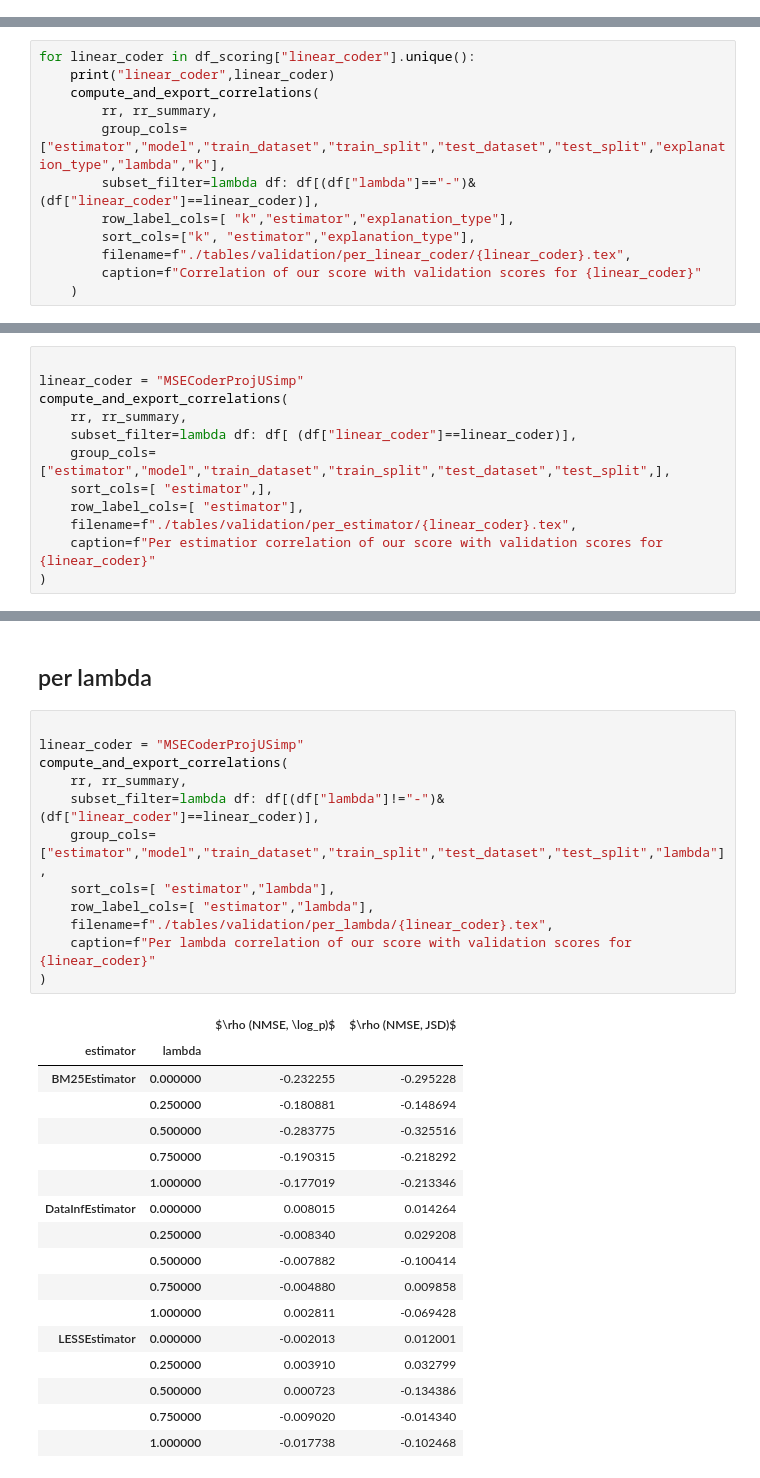
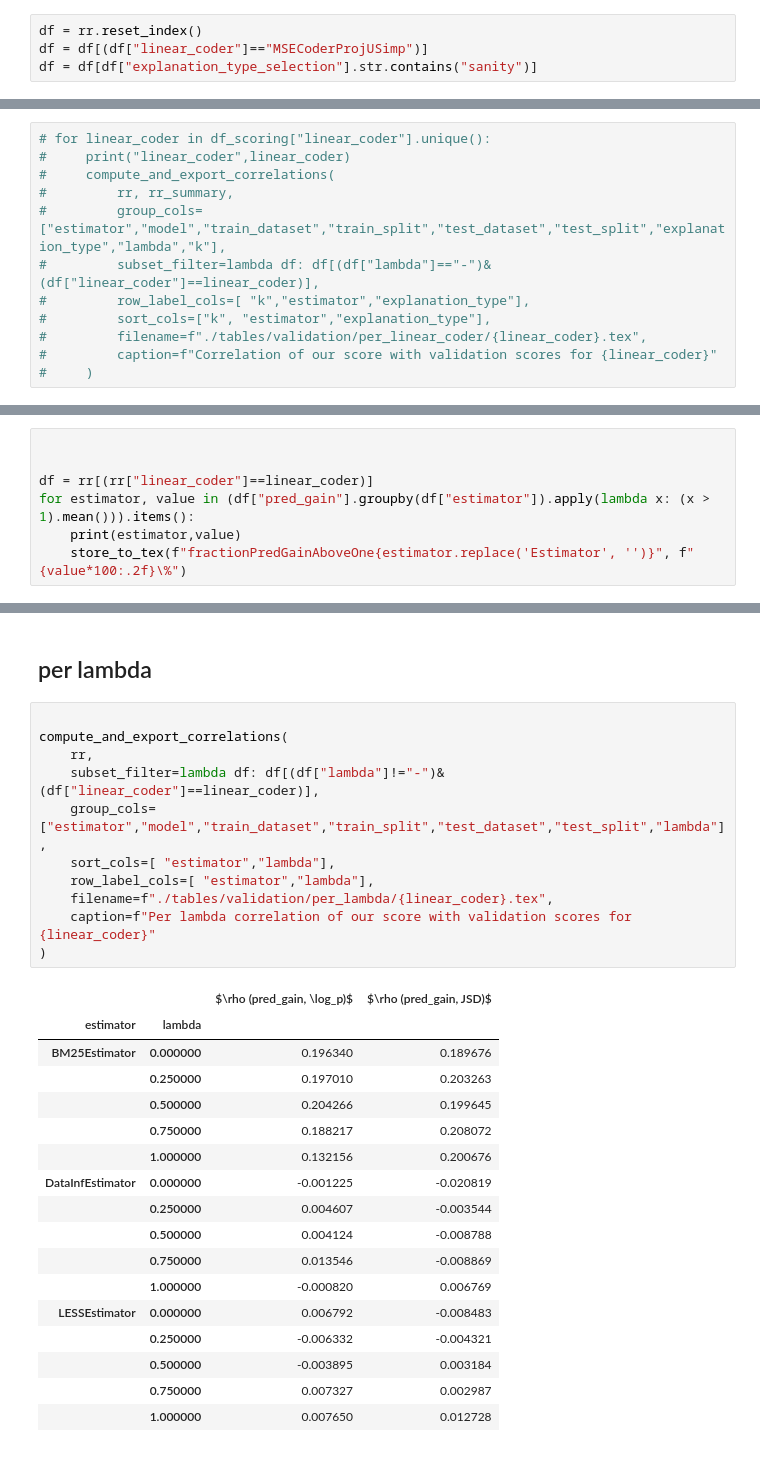
Before and after one commit to loris3/ceelm, a Jupyter notebook: validation.ipynb, the cells around one changed output, grey strips where cells are left out. Saved outputs shown, nothing was run; the diff lists cells and outputs as text.

```diff
--- a/validation.ipynb
+++ b/validation.ipynb
@@ -261,0 +243,4 @@ rr_summary = rr.groupby([
+# %%
+df = rr.reset_index()
+df = df[(df["linear_coder"]=="MSECoderProjUSimp")]
+df = df[df["explanation_type_selection"].str.contains("sanity")]
@@ -349,12 +624,12 @@ def compute_and_export_correlations(rr, rr_summary, subset_filter=None, group_co
 # %%
-for linear_coder in df_scoring["linear_coder"].unique():
-    print("linear_coder",linear_coder)
-    compute_and_export_correlations(
-        rr, rr_summary,
-        group_cols=["estimator","model","train_dataset","train_split","test_dataset","test_split","explanation_type","lambda","k"],
-        subset_filter=lambda df: df[(df["lambda"]=="-")& (df["linear_coder"]==linear_coder)],
-        row_label_cols=[ "k","estimator","explanation_type"],
-        sort_cols=["k", "estimator","explanation_type"],
-        filename=f"./tables/validation/per_linear_coder/{linear_coder}.tex",
-        caption=f"Correlation of our score with validation scores for {linear_coder}"
-    )
+# for linear_coder in df_scoring["linear_coder"].unique():
+#     print("linear_coder",linear_coder)
+#     compute_and_export_correlations(
+#         rr, rr_summary,
+#         group_cols=["estimator","model","train_dataset","train_split","test_dataset","test_split","explanation_type","lambda","k"],
+#         subset_filter=lambda df: df[(df["lambda"]=="-")& (df["linear_coder"]==linear_coder)],
+#         row_label_cols=[ "k","estimator","explanation_type"],
+#         sort_cols=["k", "estimator","explanation_type"],
+#         filename=f"./tables/validation/per_linear_coder/{linear_coder}.tex",
+#         caption=f"Correlation of our score with validation scores for {linear_coder}"
+#     )
@@ -575,13 +1167,8 @@ compute_and_export_correlations(
 # %%
 
-linear_coder = "MSECoderProjUSimp"
-compute_and_export_correlations(
-    rr, rr_summary,
-    subset_filter=lambda df: df[ (df["linear_coder"]==linear_coder)],
-    group_cols=["estimator","model","train_dataset","train_split","test_dataset","test_split",],
-    sort_cols=[ "estimator",],
-    row_label_cols=[ "estimator"],
-    filename=f"./tables/validation/per_estimator/{linear_coder}.tex",
-    caption=f"Per estimatior correlation of our score with validation scores for {linear_coder}"
-)
+
+df = rr[(rr["linear_coder"]==linear_coder)]
+for estimator, value in (df["pred_gain"].groupby(df["estimator"]).apply(lambda x: (x > 1).mean())).items():
+    print(estimator,value)
+    store_to_tex(f"fractionPredGainAboveOne{estimator.replace('Estimator', '')}", f"{value*100:.2f}\%")
 # %% [output]
@@ -594,31 +1199,30 @@ compute_and_export_correlations(
 ## per lambda
 # %%
 
-linear_coder = "MSECoderProjUSimp"
 compute_and_export_correlations(
-    rr, rr_summary,
+    rr,
     subset_filter=lambda df: df[(df["lambda"]!="-")& (df["linear_coder"]==linear_coder)],
     group_cols=["estimator","model","train_dataset","train_split","test_dataset","test_split","lambda"],
     sort_cols=[ "estimator","lambda"],
     row_label_cols=[ "estimator","lambda"],
     filename=f"./tables/validation/per_lambda/{linear_coder}.tex",
     caption=f"Per lambda correlation of our score with validation scores for {linear_coder}"
 )
 # %% [output]
-|  |  | $\rho (NMSE, \log_p)$ | $\rho (NMSE, JSD)$ |
+|  |  | $\rho (pred_gain, \log_p)$ | $\rho (pred_gain, JSD)$ |
 | estimator | lambda |  |  |
-| BM25Estimator | 0.000000 | -0.232255 | -0.295228 |
-|  | 0.250000 | -0.180881 | -0.148694 |
-|  | 0.500000 | -0.283775 | -0.325516 |
-|  | 0.750000 | -0.190315 | -0.218292 |
-|  | 1.000000 | -0.177019 | -0.213346 |
-| DataInfEstimator | 0.000000 | 0.008015 | 0.014264 |
-|  | 0.250000 | -0.008340 | 0.029208 |
-|  | 0.500000 | -0.007882 | -0.100414 |
-|  | 0.750000 | -0.004880 | 0.009858 |
-|  | 1.000000 | 0.002811 | -0.069428 |
-| LESSEstimator | 0.000000 | -0.002013 | 0.012001 |
-|  | 0.250000 | 0.003910 | 0.032799 |
-|  | 0.500000 | 0.000723 | -0.134386 |
-|  | 0.750000 | -0.009020 | -0.014340 |
-|  | 1.000000 | -0.017738 | -0.102468 |
+| BM25Estimator | 0.000000 | 0.196340 | 0.189676 |
+|  | 0.250000 | 0.197010 | 0.203263 |
+|  | 0.500000 | 0.204266 | 0.199645 |
+|  | 0.750000 | 0.188217 | 0.208072 |
+|  | 1.000000 | 0.132156 | 0.200676 |
+| DataInfEstimator | 0.000000 | -0.001225 | -0.020819 |
+|  | 0.250000 | 0.004607 | -0.003544 |
+|  | 0.500000 | 0.004124 | -0.008788 |
+|  | 0.750000 | 0.013546 | -0.008869 |
+|  | 1.000000 | -0.000820 | 0.006769 |
+| LESSEstimator | 0.000000 | 0.006792 | -0.008483 |
+|  | 0.250000 | -0.006332 | -0.004321 |
+|  | 0.500000 | -0.003895 | 0.003184 |
+|  | 0.750000 | 0.007327 | 0.002987 |
+|  | 1.000000 | 0.007650 | 0.012728 |
```
Also changed, not shown: parts of 42 cells of this notebook, 8 other files.
